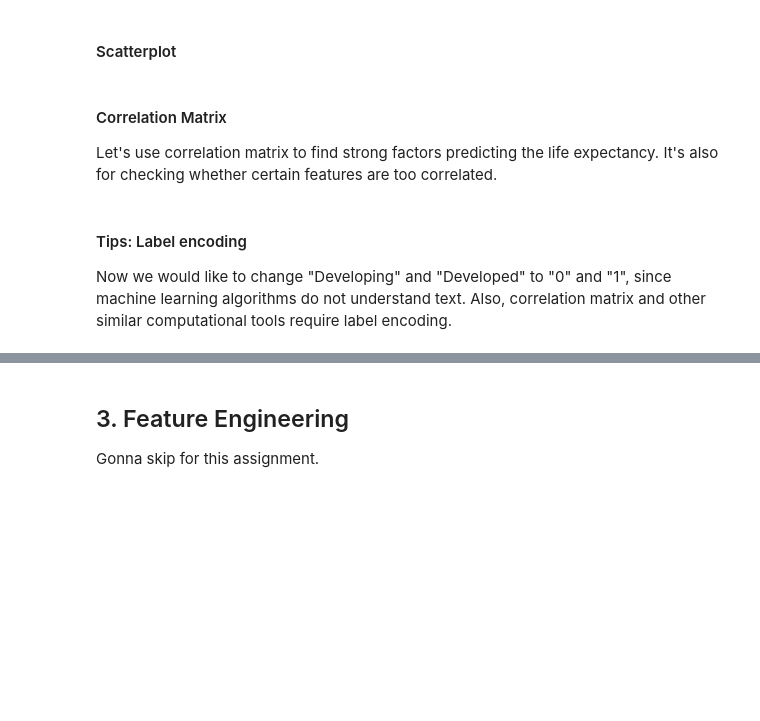
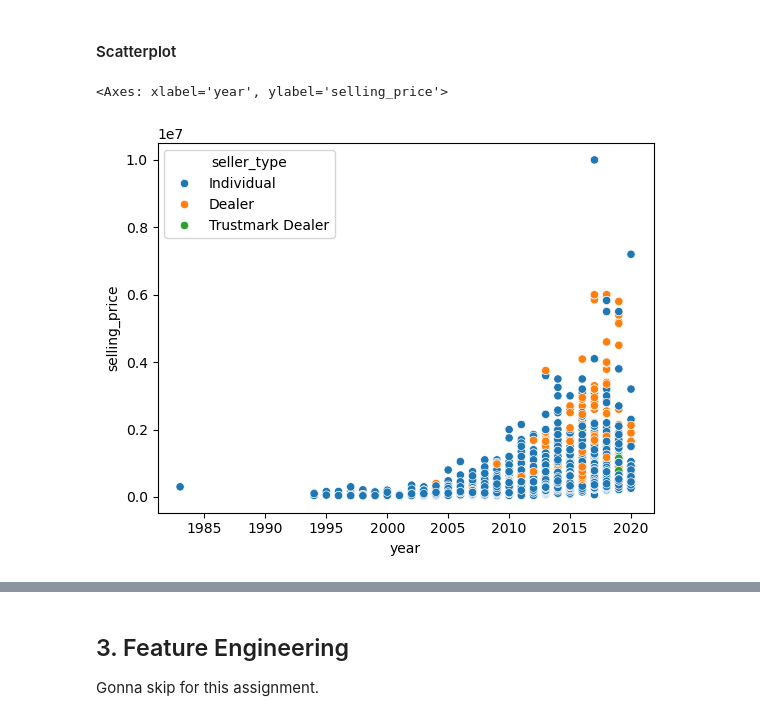
Before and after one commit to KaungHtetCho-22/ML-Assignments, a Jupyter notebook: A1_KaungHtetCho/notebooks/A1_Predicting_Car_Price.ipynb, the cells around one changed output, grey strips where cells are left out. Drawn from its saved outputs; the diff is of its cells as text; code cells hidden in the pictures; blank space fills up the shorter version.

```diff
--- a/A1_KaungHtetCho/notebooks/A1_Predicting_Car_Price.ipynb
+++ b/A1_KaungHtetCho/notebooks/A1_Predicting_Car_Price.ipynb
@@ -338,8 +372,8 @@ plt.xlabel("Status")
 # %% [markdown]
 #### Scatterplot
 # %%
-sns.scatterplot(x = df['income'], y = df['life-exp'], hue=df['status'])
+sns.scatterplot(x = df['year'], y = df['selling_price'], hue=df['seller_type'])
+# sns.scatterplot(x = df.year, y = df.selling_price, hue = df.transmission)
+# %% [output]
+<Axes: xlabel='year', ylabel='selling_price'>
+[figure, added]
-# %% [markdown]
-#### Correlation Matrix
-
-Let's use correlation matrix to find strong factors predicting the life expectancy.  It's also for checking whether certain features are too correlated.
@@ -348,4 +379,0 @@ df = df.drop('country', axis='columns')
-# %% [markdown]
-#### Tips: Label encoding
-
-Now we would like to change "Developing" and "Developed" to "0" and "1", since machine learning algorithms do not understand text.   Also, correlation matrix and other similar computational tools require label encoding.
```
Also changed, not shown: parts of 45 cells of this notebook.
